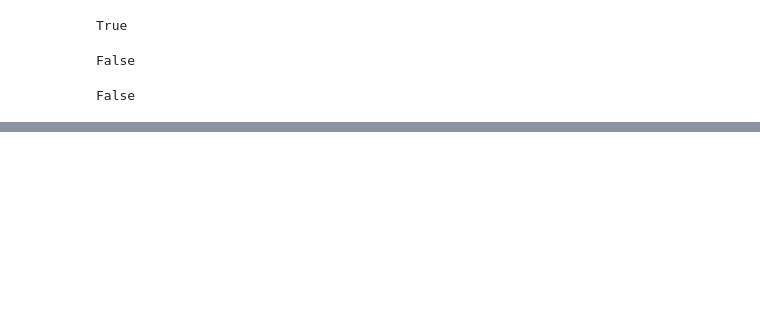
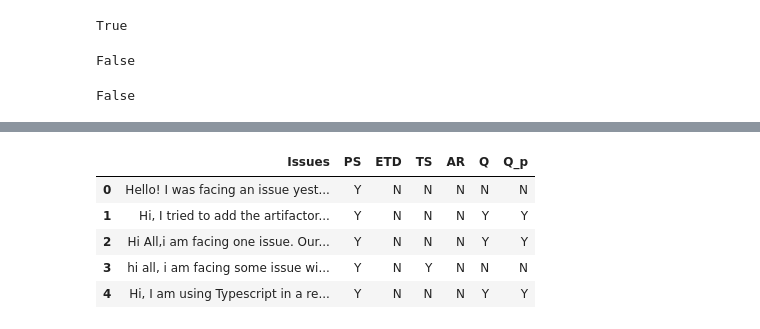
Before and after one commit to NoleWang/Respondent_Recommendation, a Jupyter notebook: Data/tools/Completeness_Detection.ipynb, the cells around one changed output, grey strips where cells are left out. Drawn from its saved outputs; the diff is of its cells as text; code cells hidden in the pictures; blank space fills up the shorter version.

```diff
--- a/Data/tools/Completeness_Detection.ipynb
+++ b/Data/tools/Completeness_Detection.ipynb
@@ -28,8 +29,21 @@ question_pattern = ["do i", "do you", "what", "who", "is it", "why","would you",
 
 helping_verbs = ["is","am","can", "are", "do", "does"]
 # check with custom pipeline if still this is a question mark it as a question
+
+def remove_non_ascii(sentence):
+    return ''.join(char for char in sentence if ord(char) < 128)
+
+def html_Filter(sentence):
+    sentence = BeautifulSoup(sentence, "lxml").text
+    #print("after html_Filter",sentence)
+
+    return sentence
+
 def is_question(question):
     question = question.lower().strip()
+    question = remove_non_ascii(question)
+    question = html_Filter(question)
+
     if not is_ques_using_nltk(question):
         is_ques = False
         # check if any of pattern exist in sentence
@@ -82,0 +101,3 @@ False
+# %%
+df = pd.read_csv("../../ISPY_data/chat_test.csv")
+df.fillna("N",inplace=True)
@@ -82,0 +113,18 @@ False
+# %%
+predicted_q = []
+for issue in df["Issues"]:
+    if(is_question(issue)):
+        predicted_q.append("Y")
+    else:
+        predicted_q.append("N")
+# %%
+df["Q_p"] = predicted_q
+# %%
+df.head()
+# %% [output]
+|  | Issues | PS | ETD | TS | AR | Q | Q_p |
+| 0 | Hello! I was facing an issue yest... | Y | N | N | N | N | N |
+| 1 | Hi, I tried to add the artifactor... | Y | N | N | N | Y | Y |
+| 2 | Hi All,i am facing one issue. Our... | Y | N | N | N | Y | Y |
+| 3 | hi all, i am facing some issue wi... | Y | N | Y | N | N | N |
+| 4 | Hi, I am using Typescript in a re... | Y | N | N | N | Y | Y |
```
Also changed, not shown: parts of 6 cells of this notebook, 3 other files.
